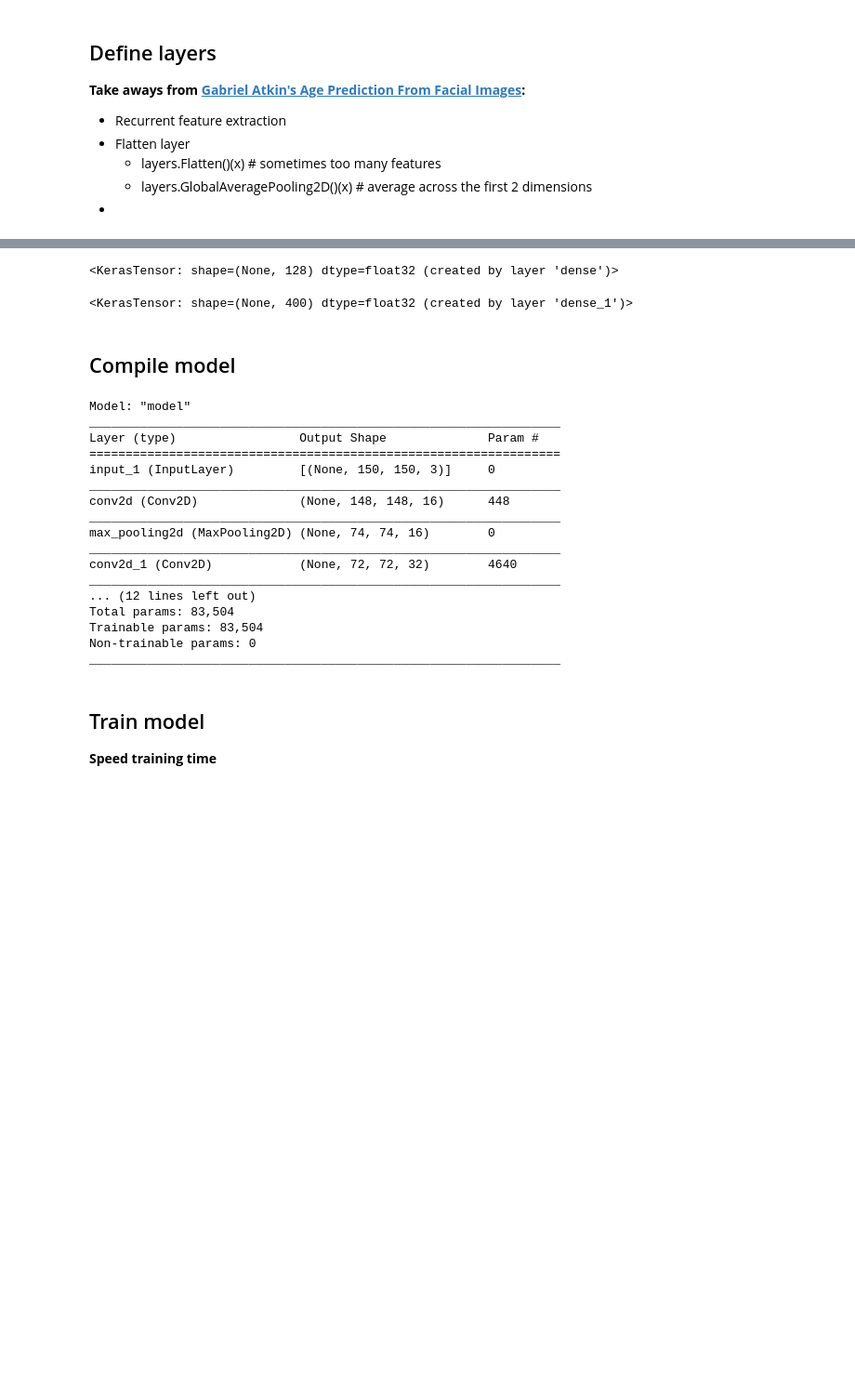
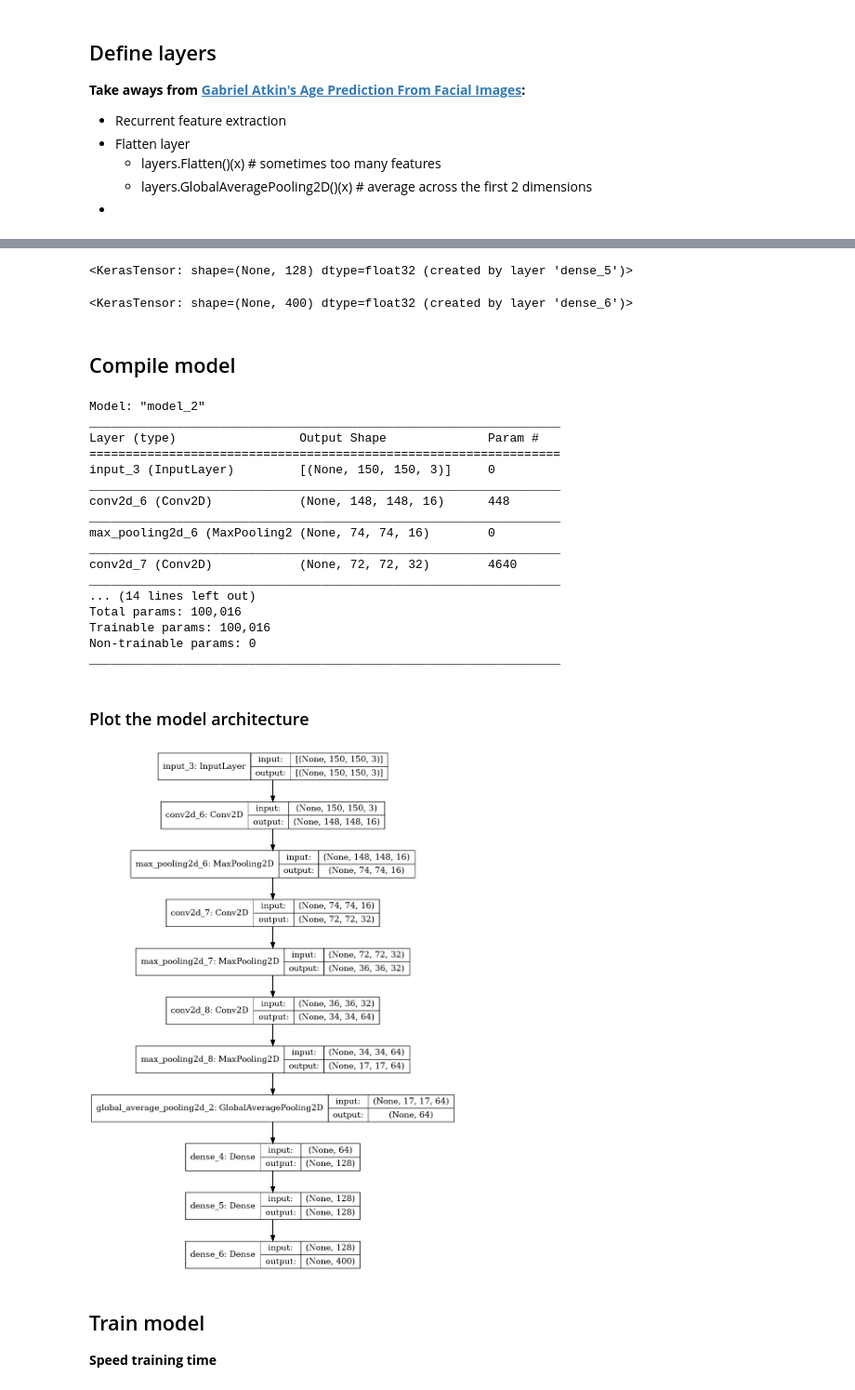
Before and after one commit to wagerc97/bird-image-recognition, a Jupyter notebook: bird-species-group-project.ipynb, the cells around one changed output, grey strips where cells are left out. Shown: that part at 93% size. Cells and saved outputs as stored; diff of their text form; code cells hidden in the pictures; blank space fills up the shorter version.

```diff
--- a/bird-species-group-project.ipynb
+++ b/bird-species-group-project.ipynb
@@ -293,7 +281,9 @@ x = layers.GlobalAveragePooling2D()(x)
 
 # Dense layer
 x = layers.Dense(units=128, activation='relu')(x) # twice as many units as features after flattening
-#x = layers.Dense(units=128, activation='relu')(x)
+x = layers.Dense(units=128, activation='relu')(x)
+x = layers.Dense(units=128, activation='relu')(x) #new test model04
+x = layers.Dense(units=128, activation='relu')(x) #new test model04
 
 # Output layer
 outputs = layers.Dense(units=num_classes, activation='softmax')(x)
@@ -314,11 +304,11 @@ x
 # What happened up there?
 # We lost 2 pixels (150->148) and we now have 16 2D features.
 # %% [output]
-<KerasTensor: shape=(None, 128) dtype=float32 (created by layer 'dense')>
+<KerasTensor: shape=(None, 128) dtype=float32 (created by layer 'dense_5')>
 # %%
 outputs
 # %% [output]
-<KerasTensor: shape=(None, 400) dtype=float32 (created by layer 'dense_1')>
+<KerasTensor: shape=(None, 400) dtype=float32 (created by layer 'dense_6')>
 # %% [markdown]
 ## Compile model
 # %%
@@ -335,23 +325,31 @@ model.compile(
 )
 model.summary()
 # %% [output]
-Model: "model"
+Model: "model_2"
 _________________________________________________________________
 Layer (type)                 Output Shape              Param #
 =================================================================
-input_1 (InputLayer)         [(None, 150, 150, 3)]     0
+input_3 (InputLayer)         [(None, 150, 150, 3)]     0
 _________________________________________________________________
-conv2d (Conv2D)              (None, 148, 148, 16)      448
+conv2d_6 (Conv2D)            (None, 148, 148, 16)      448
 _________________________________________________________________
-max_pooling2d (MaxPooling2D) (None, 74, 74, 16)        0
+max_pooling2d_6 (MaxPooling2 (None, 74, 74, 16)        0
 _________________________________________________________________
-conv2d_1 (Conv2D)            (None, 72, 72, 32)        4640
+conv2d_7 (Conv2D)            (None, 72, 72, 32)        4640
 _________________________________________________________________
-... (12 lines left out)
-Total params: 83,504
-Trainable params: 83,504
+... (14 lines left out)
+Total params: 100,016
+Trainable params: 100,016
 Non-trainable params: 0
 _________________________________________________________________
+# %% [markdown]
+### Plot the model architecture
+# %%
+dot_img_file = '/tmp/'+model.name+'.png'
+model_img = tf.keras.utils.plot_model(model, to_file=dot_img_file, show_shapes=True)
+model_img
+# %% [output]
+[figure, added]
 # %% [markdown]
 ## Train model
 **Speed training time**
```
Also changed, not shown: parts of 7 cells of this notebook.
